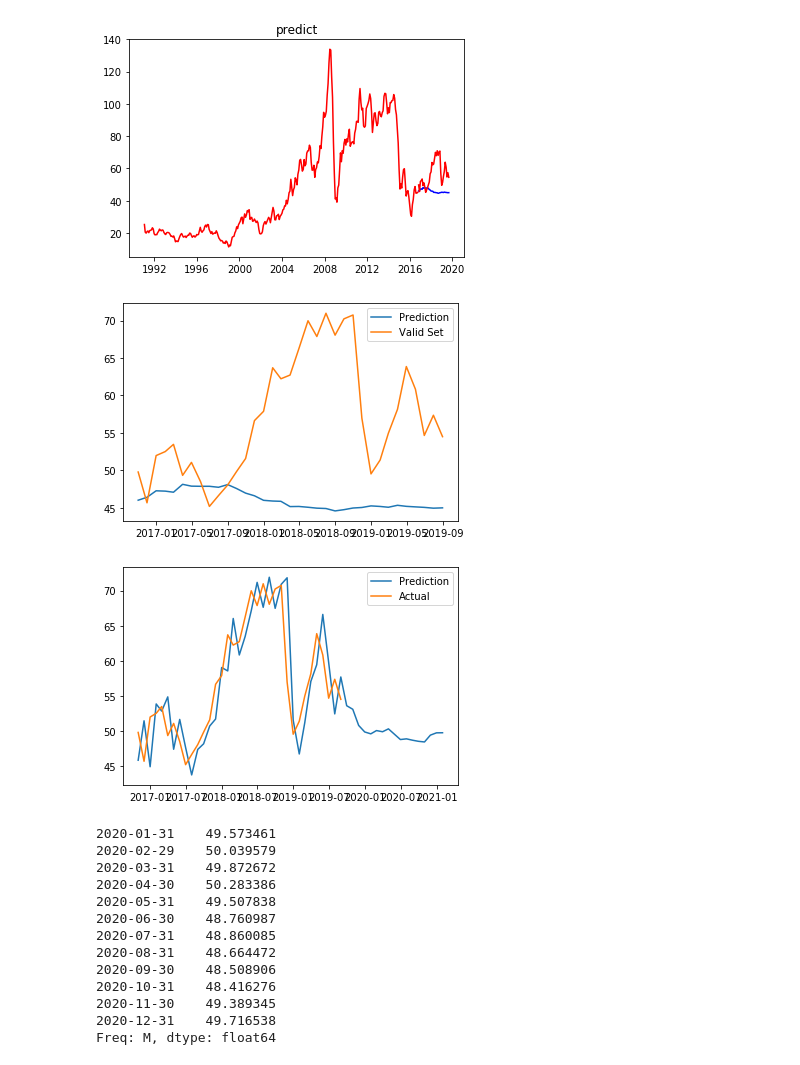
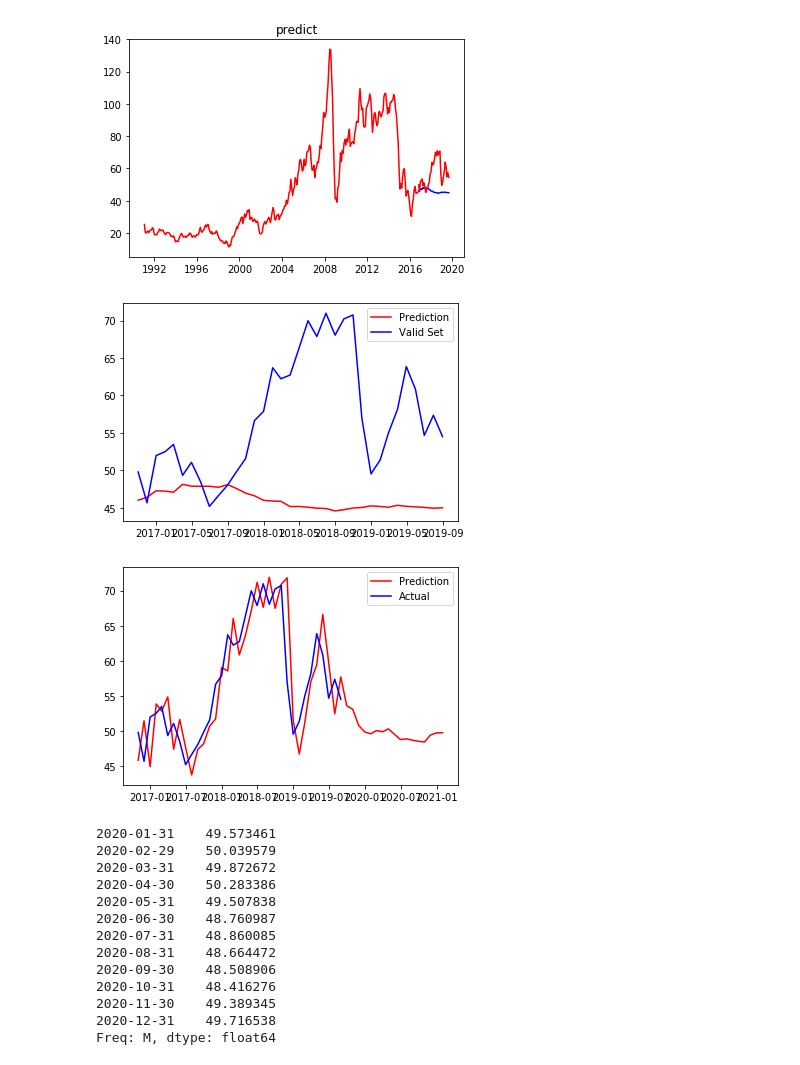
Before and after one commit to VeeLeeKoh/inventors_sprint, a Jupyter notebook: SARIMAX.ipynb, the cells around one changed output. Saved outputs shown, nothing was run; the diff lists cells and outputs as text; code cells hidden in the pictures.

Commit message:
add some color

```diff
--- a/SARIMAX.ipynb
+++ b/SARIMAX.ipynb
@@ -37,13 +37,13 @@ plt.show()
 # %% [output]
 [figure]
 # %%
-plt.plot(yhat, label = 'Prediction')
-plt.plot(valid, label = 'Valid Set')
+plt.plot(yhat, label = 'Prediction',color = "red")
+plt.plot(valid, label = 'Valid Set',color= "blue")
 
 plt.legend()
 plt.show()
 # %% [output]
-[figure, old version]
+[figure, new version]
 # %%
 # training
 order = (1,1,1)
@@ -56,13 +56,13 @@ model_fit = model.fit()
 # %%
 yhat = model_fit.predict(start=valid.index[0], end="2021-1")
 # %%
-plt.plot(yhat,  label = "Prediction")
-plt.plot(valid, label = "Actual",color = "bl")
+plt.plot(yhat,  label = "Prediction",color = "red")
+plt.plot(valid, label = "Actual",color = "blue")
 plt.legend()
 
 plt.show()
 # %% [output]
-[figure, old version]
+[figure, new version]
 # %%
 yhat["2020"]
 # %% [output]
```
Also changed, not shown: 1 other file.
